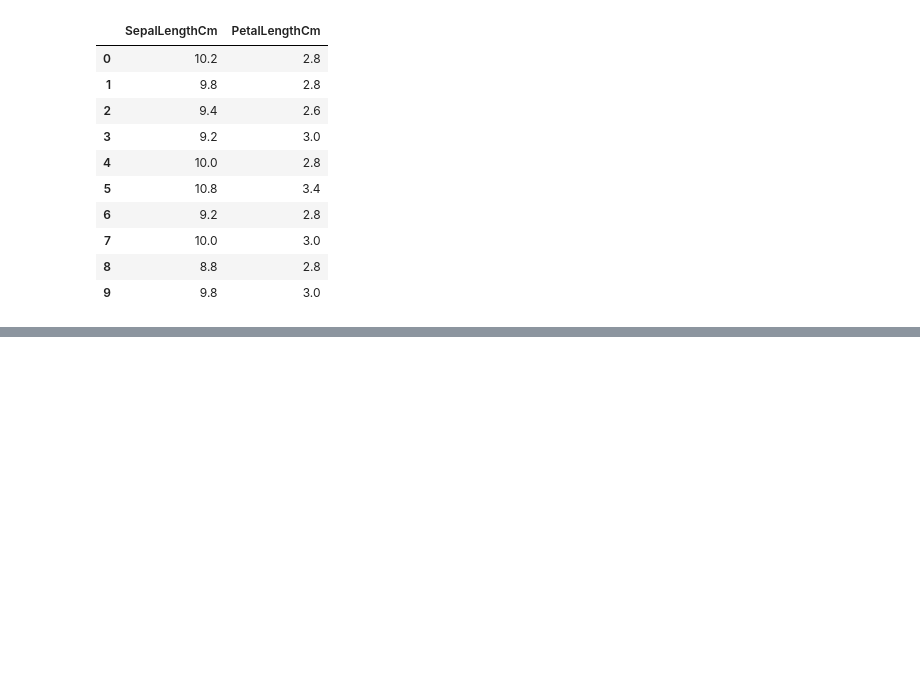
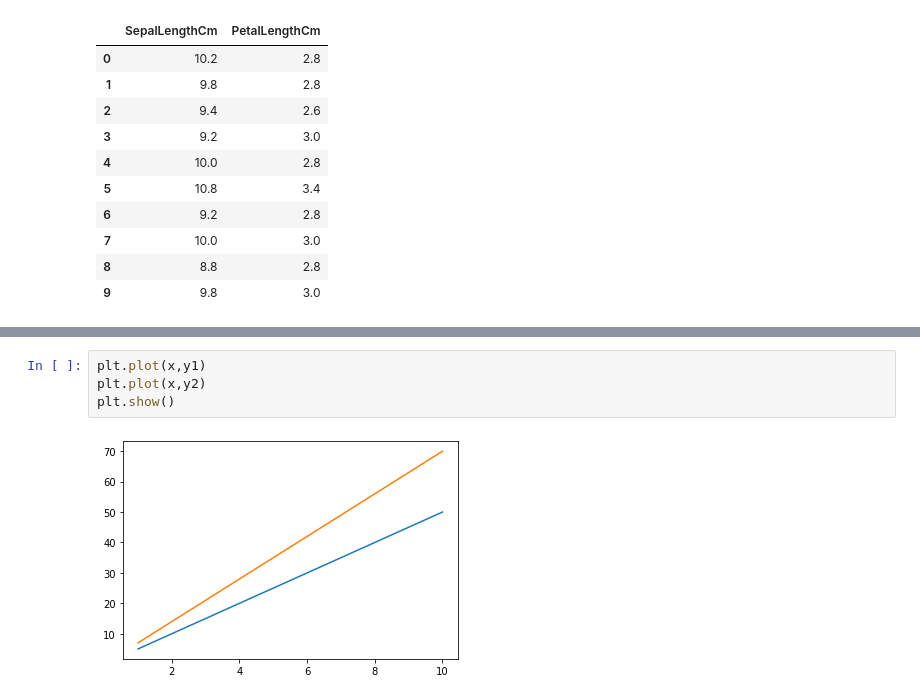
Before and after one commit to yashp241195/basicmljupyter, a Jupyter notebook: basics.ipynb, the cells around one changed output, grey strips where cells are left out. Saved outputs shown, nothing was run; the diff lists cells and outputs as text; blank space fills up the shorter version.

```diff
--- a/basics.ipynb
+++ b/basics.ipynb
@@ -285,0 +332,6 @@ iris.
+# %%
+plt.plot(x,y1)
+plt.plot(x,y2)
+plt.show()
+# %% [output]
+[figure, added]
```
Also changed, not shown: parts of 30 cells of this notebook.
